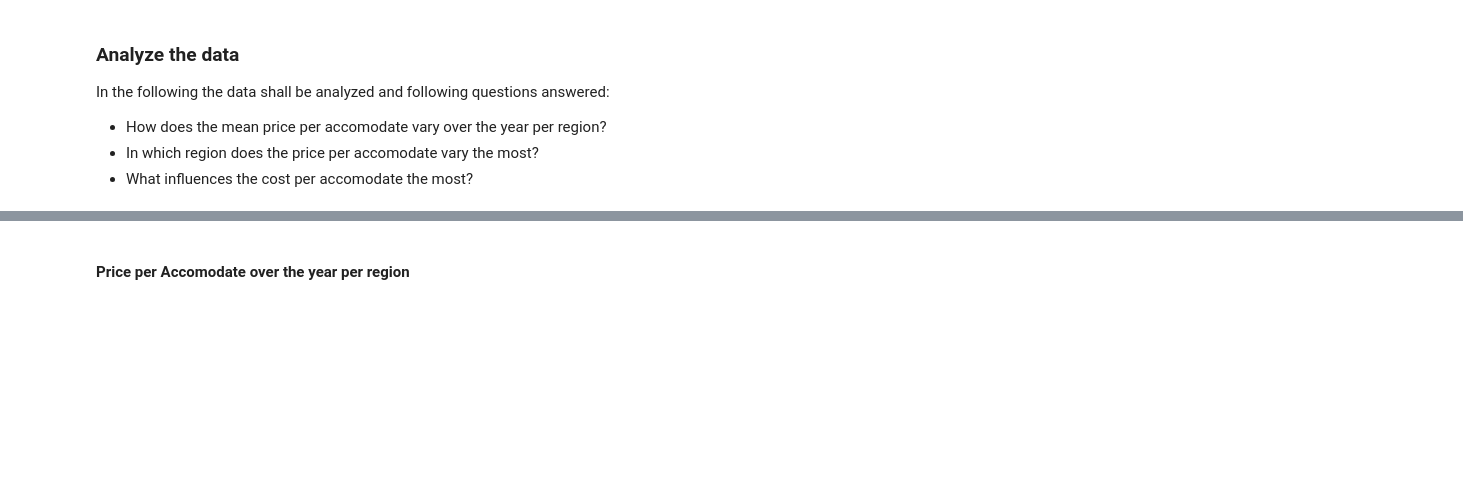
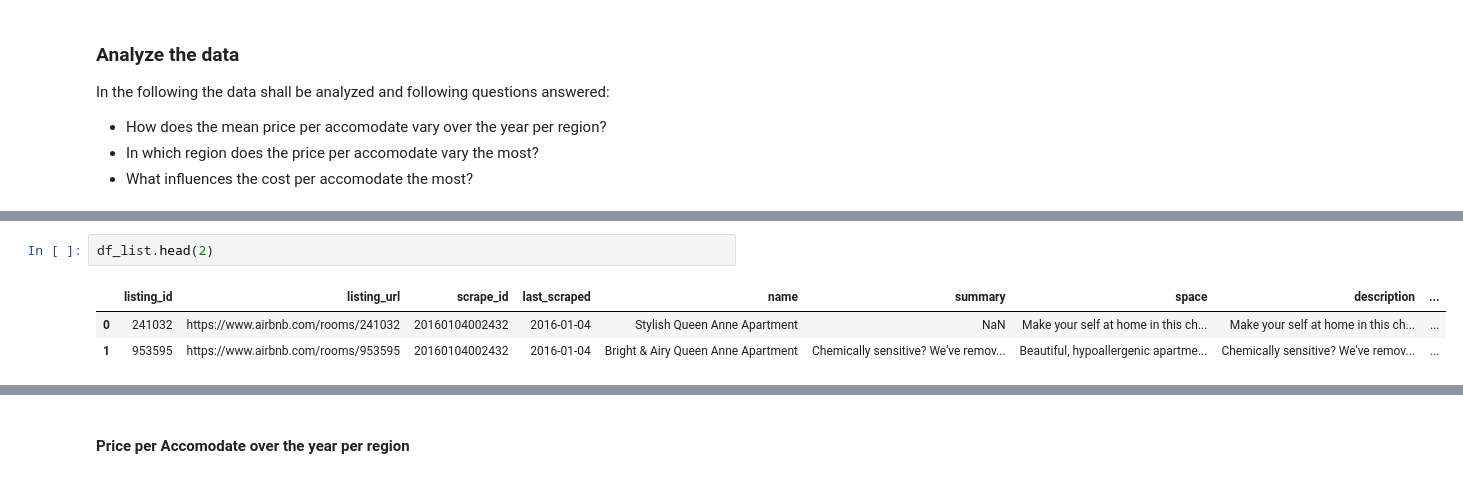
Before and after one commit to saschagroetzki/ud_p1_blogpost, a Jupyter notebook: main.ipynb, the cells around one changed output, grey strips where cells are left out. Drawn from its saved outputs; the diff is of its cells as text; blank space fills up the shorter version.

```diff
--- a/main.ipynb
+++ b/main.ipynb
@@ -252,0 +267,6 @@ In the following the data shall be analyzed and following questions answered:
+# %%
+df_list.head(2)
+# %% [output]
+|  | listing_id | listing_url | scrape_id | last_scraped | name | summary | space | description | ... |
+| 0 | 241032 | https://www.airbnb.com/rooms/241032 | 20160104002432 | 2016-01-04 | Stylish Queen Anne Apartment | NaN | Make your self at home in this ch... | Make your self at home in this ch... | ... |
+| 1 | 953595 | https://www.airbnb.com/rooms/953595 | 20160104002432 | 2016-01-04 | Bright & Airy Queen Anne Apartment | Chemically sensitive? We've remov... | Beautiful, hypoallergenic apartme... | Chemically sensitive? We've remov... | ... |
```
Also changed, not shown: parts of 21 cells of this notebook.
